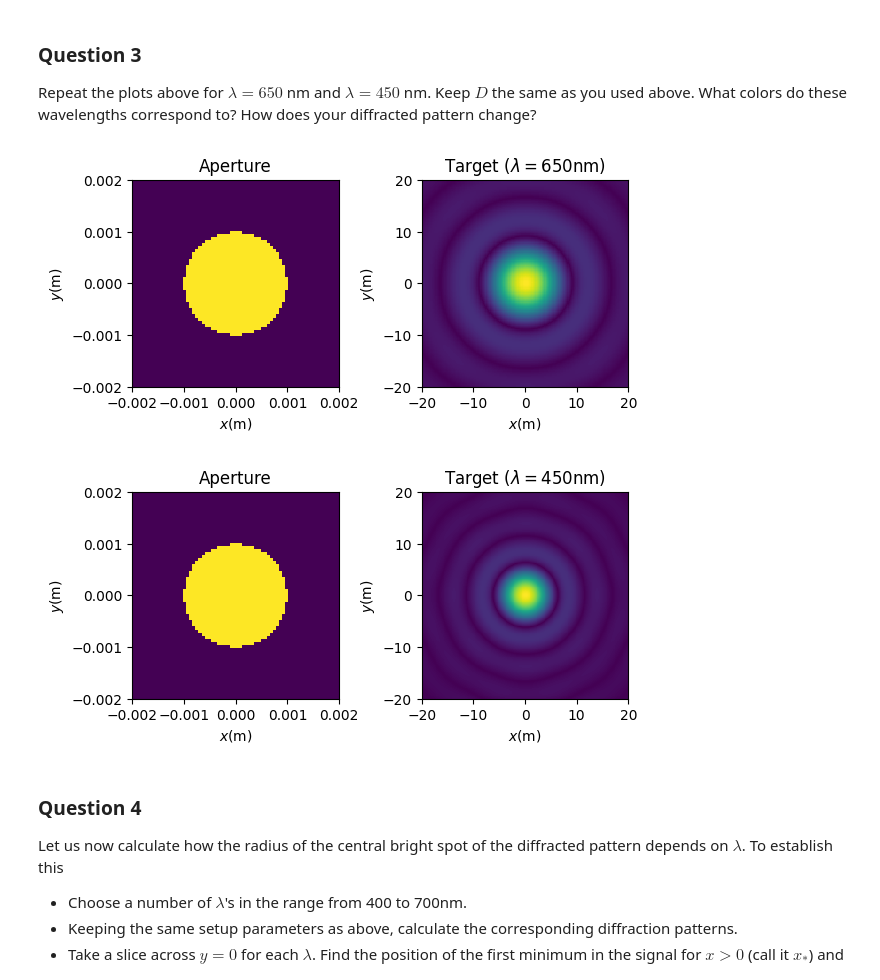
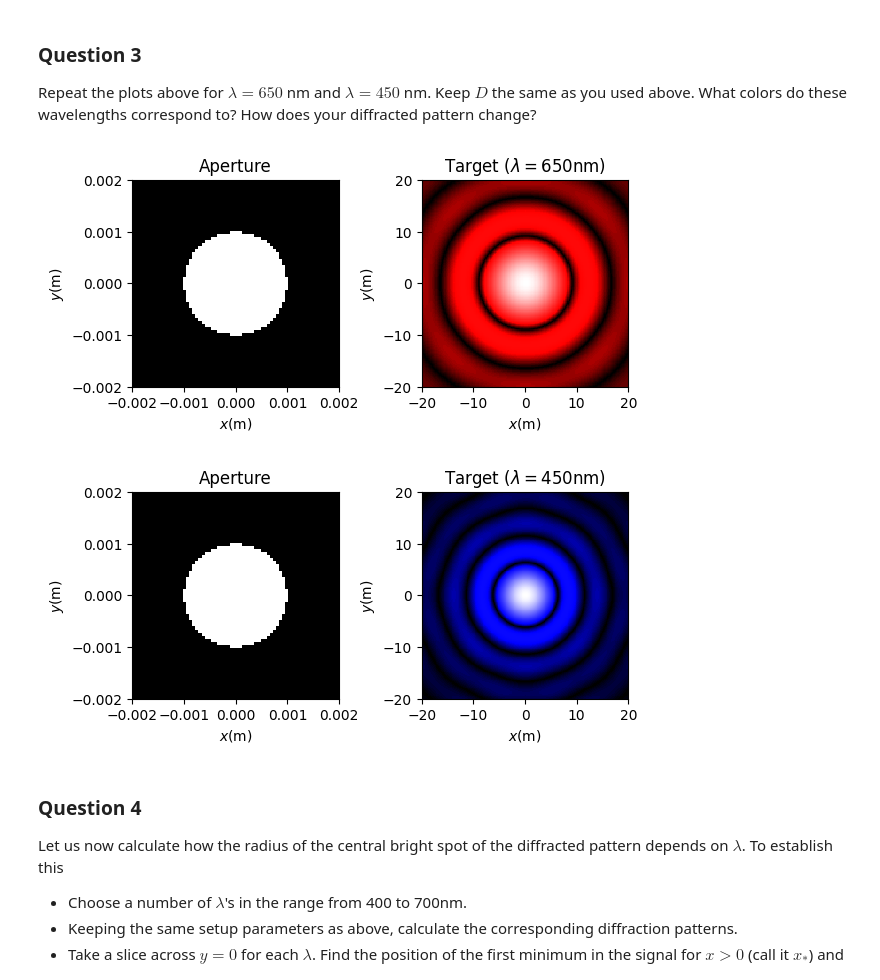
Before and after one commit to vibilanj/cmps, a Jupyter notebook: homework/Airy_Pattern_Project_S.ipynb, the cells around one changed output. Drawn from its saved outputs; the diff is of its cells as text; code cells hidden in the pictures.

```diff
--- a/homework/Airy_Pattern_Project_S.ipynb
+++ b/homework/Airy_Pattern_Project_S.ipynb
@@ -113,31 +116,33 @@ Repeat the plots above for $\lambda = 650$ nm and $\lambda = 450$ nm. Keep $D$ t
 # %%
 lambdas = [650e-9, 450e-9]
 ks = 2 * np.pi / np.array(lambdas)
 
 lambda_headings = ["650nm", "450nm"]
+red_colors, blue_colors = [(0, "black"), (0.1, "red"), (1, "white")], [(0, "black"), (0.1, "blue"), (1, "white")]
+red_blue_cmaps = LinearSegmentedColormap.from_list("red", red_colors), LinearSegmentedColormap.from_list("blue", blue_colors)
 
 for i, k in enumerate(ks):
     aperture_grid, E_Inc, target_grid, E_Diff = E_Fields(Aperture_with_R, k, D, screen_size, nPts)
 
     fig, (ax1, ax2) = plt.subplots(1, 2)
 
     ax1_lim = 2 * R
-    ax1.pcolormesh(aperture_grid[0], aperture_grid[1], E_Inc)
+    ax1.pcolormesh(aperture_grid[0], aperture_grid[1], E_Inc, cmap = red_blue_cmaps[i])
     ax1.set(title = "Aperture", xlabel = "$x$(m)", ylabel = "$y$(m)",
             xlim = [-ax1_lim, ax1_lim], ylim = [-ax1_lim, ax1_lim])
     ax1.set_aspect("equal")
 
     ax2_lim = 20
-    ax2.pcolormesh(target_grid[0], target_grid[1], (np.abs(E_Diff) / nPts**2))
-    # ax2.pcolormesh(target_grid[0], target_grid[1], np.abs(E_Diff))
+    pc = ax2.pcolormesh(target_grid[0], target_grid[1], (np.abs(E_Diff) / nPts**2), cmap = red_blue_cmaps[i])
+#     fig.colorbar(pc)
     ax2.set(title = f"Target ($\lambda = ${lambda_headings[i]})", xlabel = "$x$(m)", ylabel = "$y$(m)",
             xlim = [-ax2_lim, ax2_lim], ylim = [-ax2_lim, ax2_lim])
     ax2.set_aspect("equal")
 
     plt.subplots_adjust(wspace = 0.4)
 # %% [output]
-[figure, old version]
+[figure, new version]
-[figure, old version]
+[figure, new version]
 # %% [markdown]
 ### Question 4
 
```
Also changed, not shown: parts of 3 cells of this notebook.
